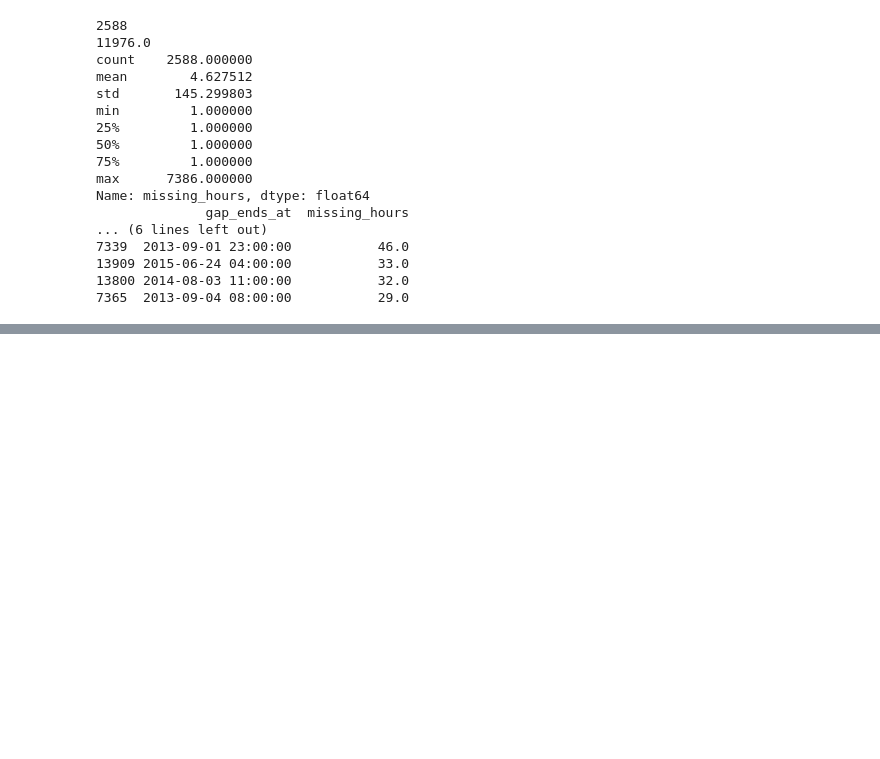
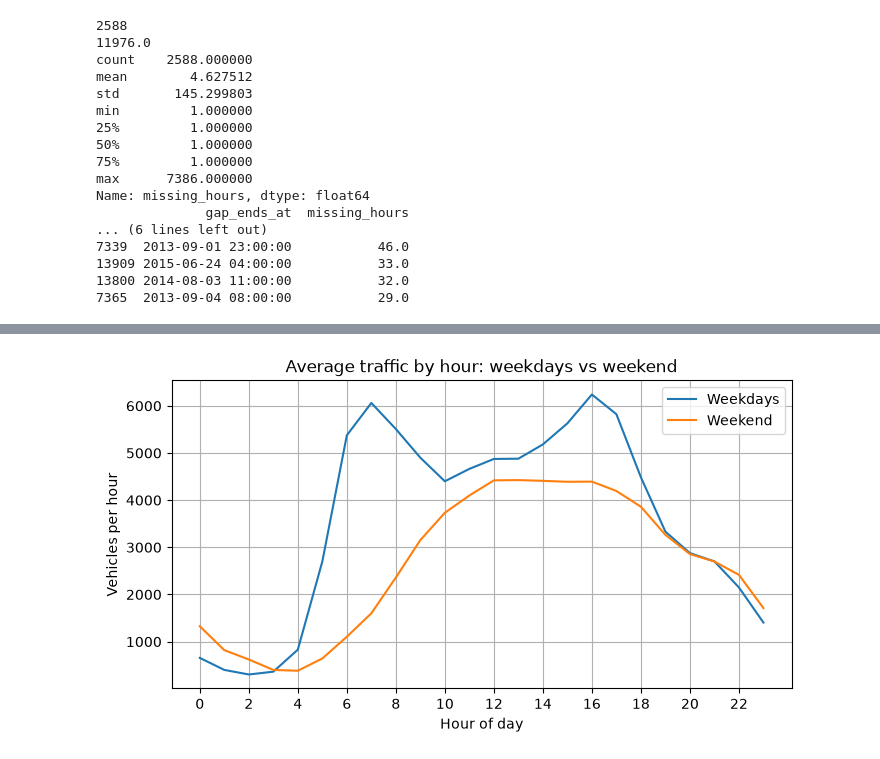
Before and after one commit to TasneemAlnaasan/traffic-flow-forecasting, a Jupyter notebook: notebooks/01_eda.ipynb, the cells around one changed output, grey strips where cells are left out. Drawn from its saved outputs; the diff is of its cells as text; code cells hidden in the pictures; blank space fills up the shorter version.

```diff
--- a/notebooks/01_eda.ipynb
+++ b/notebooks/01_eda.ipynb
@@ -397,0 +424,19 @@ clean.reset_index().to_csv("../data/processed/traffic_hourly_clean.csv", index=F
+# %%
+weekday = df_new[df_new["day_of_week"] < 5]
+weekend = df_new[df_new["day_of_week"] >= 5]
+
+weekday_avg = weekday.groupby("hour")["traffic_volume"].mean()
+weekend_avg = weekend.groupby("hour")["traffic_volume"].mean()
+# %%
+plt.figure(figsize=(8, 4))
+plt.plot(weekday_avg.index, weekday_avg.values, label="Weekdays")
+plt.plot(weekend_avg.index, weekend_avg.values, label="Weekend")
+plt.title("Average traffic by hour: weekdays vs weekend")
+plt.xlabel("Hour of day")
+plt.ylabel("Vehicles per hour")
+plt.xticks(range(0, 24, 2))
+plt.legend()
+plt.grid(True)
+plt.show()
+# %% [output]
+[figure, added]
```
Also changed, not shown: parts of 13 cells of this notebook.
